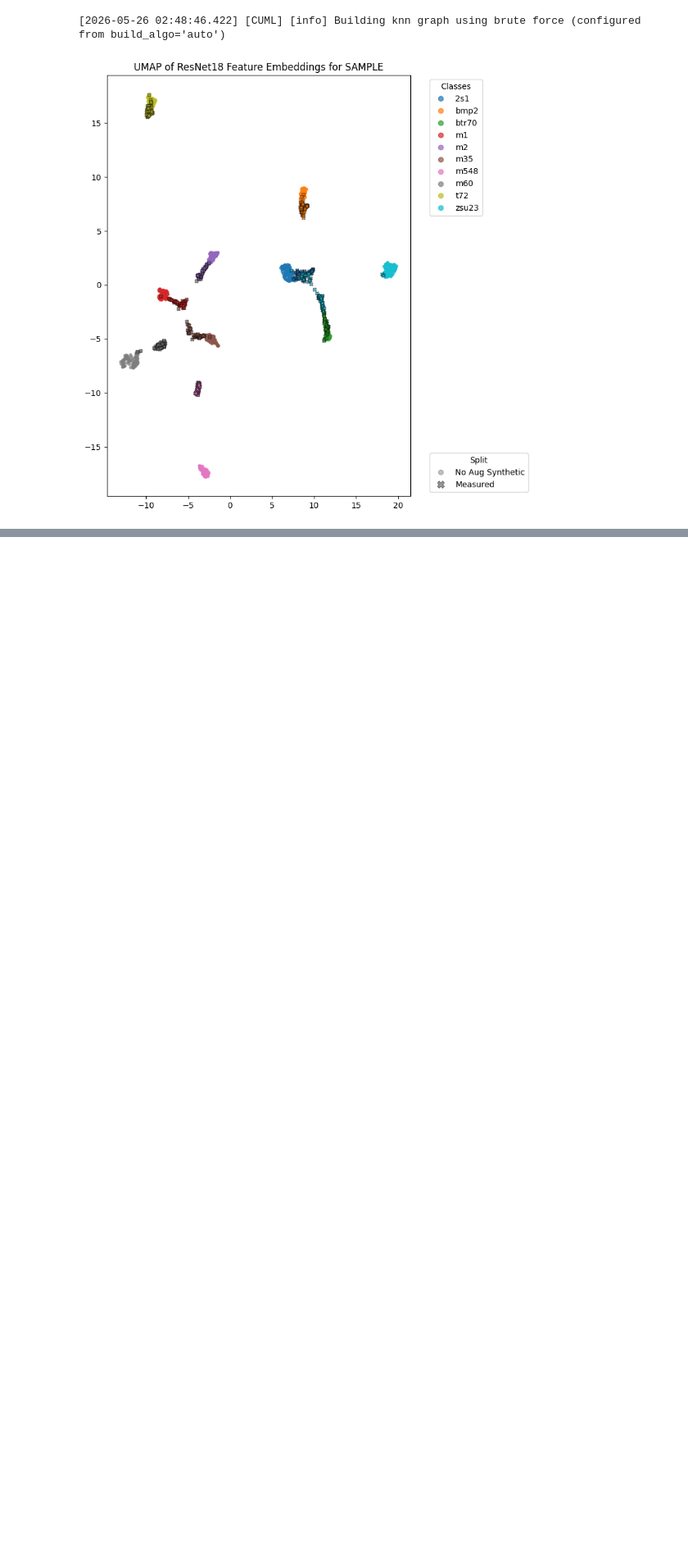
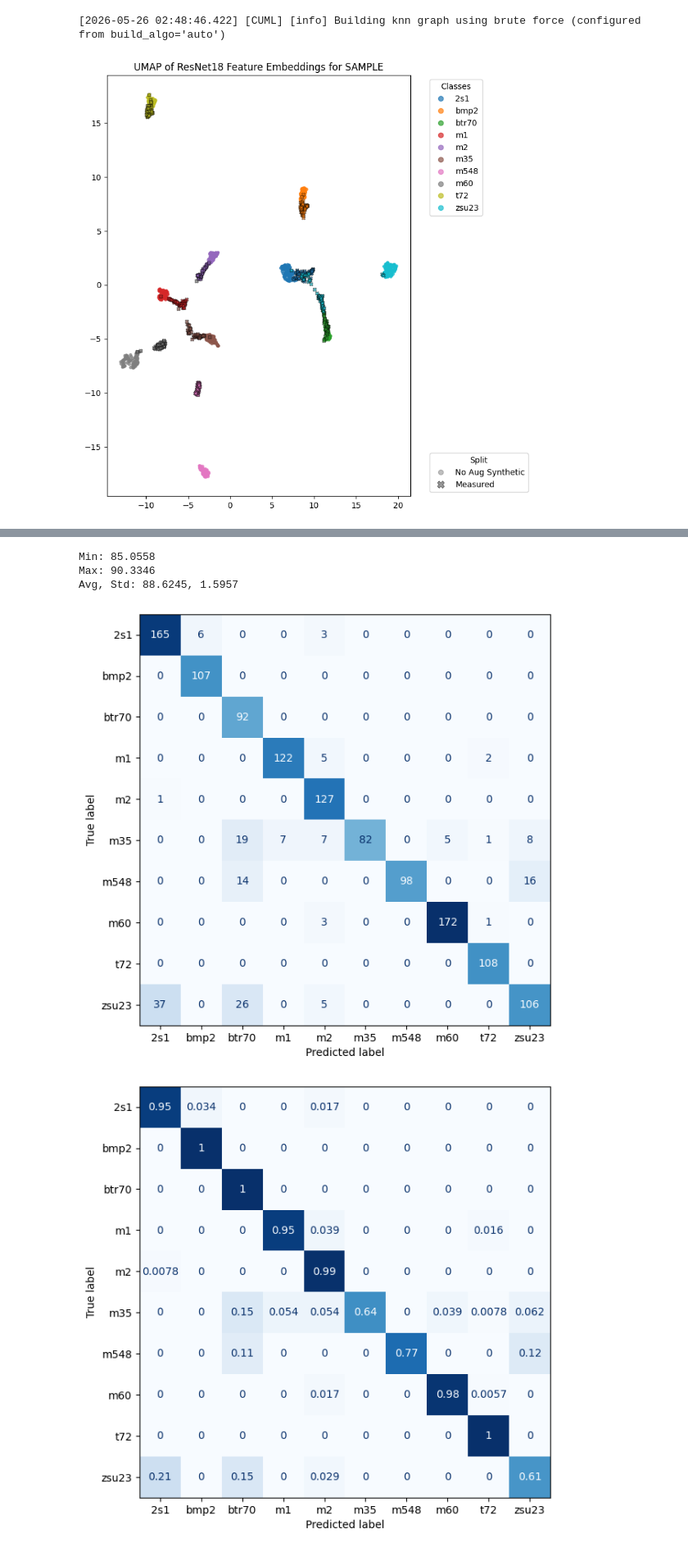
Before and after one commit to alvin-ng44/SAR_ML, a Jupyter notebook: notebooks/SSR/S1/SSR_SSR_w_noise.ipynb, the cells around one changed output, grey strips where cells are left out. Shown at 82% size. Cells and saved outputs as stored; diff of their text form; code cells hidden in the pictures; blank space fills up the shorter version.

```diff
--- a/notebooks/SSR/S1/SSR_SSR_w_noise.ipynb
+++ b/notebooks/SSR/S1/SSR_SSR_w_noise.ipynb
@@ -822,0 +945,62 @@ plt.show()
+# %%
+test_acc_arr = np.array(test_acc_lst)
+print(f"Min: {test_acc_arr.min() * 100:.4f}")
+print(f"Max: {test_acc_arr.max() * 100:.4f}")
+print(f"Avg, Std: {test_acc_arr.mean() * 100:.4f}, {test_acc_arr.std() * 100:.4f}")
+# %% [output]
+Min: 85.0558
+Max: 90.3346
+Avg, Std: 88.6245, 1.5957
+# %%
+device = torch.device("cuda:0" if torch.cuda.is_available() else "cpu")
+
+new_model = models.resnet18(weights = None) # dont load ImageNet Weights
+new_model.fc = nn.Sequential(
+    nn.Dropout(p = 0.4),
+    nn.Linear(new_model.fc.in_features, len(synth_ds.class_to_idx))
+)
+
+# Load your trained weights
+new_model.load_state_dict(torch.load(
+    os.path.join(workspace, f"weights/SSR/Experiment_1/SSR_w_noise/rn18_run5_b16.pth"),
+    map_location=device
+))
+
+new_model = new_model.to(device)
+new_model.eval()
+
+labels_lst, preds_lst = [], []
+
+with torch.no_grad():
+    for inputs, labels in DataLoader(meas_ds, batch_size=64, shuffle=False, num_workers=12, pin_memory=True, persistent_workers=True):
+        inputs = inputs.to(device)
+        labels = labels.to(device)
+
+        outputs = new_model(inputs)
+        _, preds = torch.max(outputs, 1)
+
+        labels_lst.append(labels)
+        preds_lst.append(preds)
+
+_labels_all = torch.cat(labels_lst).cpu().numpy()
+_preds_all = torch.cat(preds_lst).cpu().numpy()
+
+# confusion matrix
+cm = confusion_matrix(_labels_all, _preds_all)
+cm_cpu  = cp.asnumpy(cm)
+
+disp = ConfusionMatrixDisplay(cm_cpu, display_labels = synth_ds.classes)
+fig, ax = plt.subplots(figsize=(7, 7))
+disp.plot(ax=ax, colorbar=False, cmap="Blues")
+plt.show()
+
+cm_norm = confusion_matrix(_labels_all, _preds_all, normalize = "true")
+cm_norm_cpu  = cp.asnumpy(cm_norm)
+disp = ConfusionMatrixDisplay(cm_norm_cpu, display_labels = synth_ds.classes)
+fig, ax = plt.subplots(figsize=(7, 7))
+disp.plot(ax=ax, colorbar=False, cmap="Blues")
+plt.show()
+plt.show()
+# %% [output]
+[figure, added]
+[figure, added]
```
Also changed, not shown: parts of 5 cells of this notebook, 3 other files.
